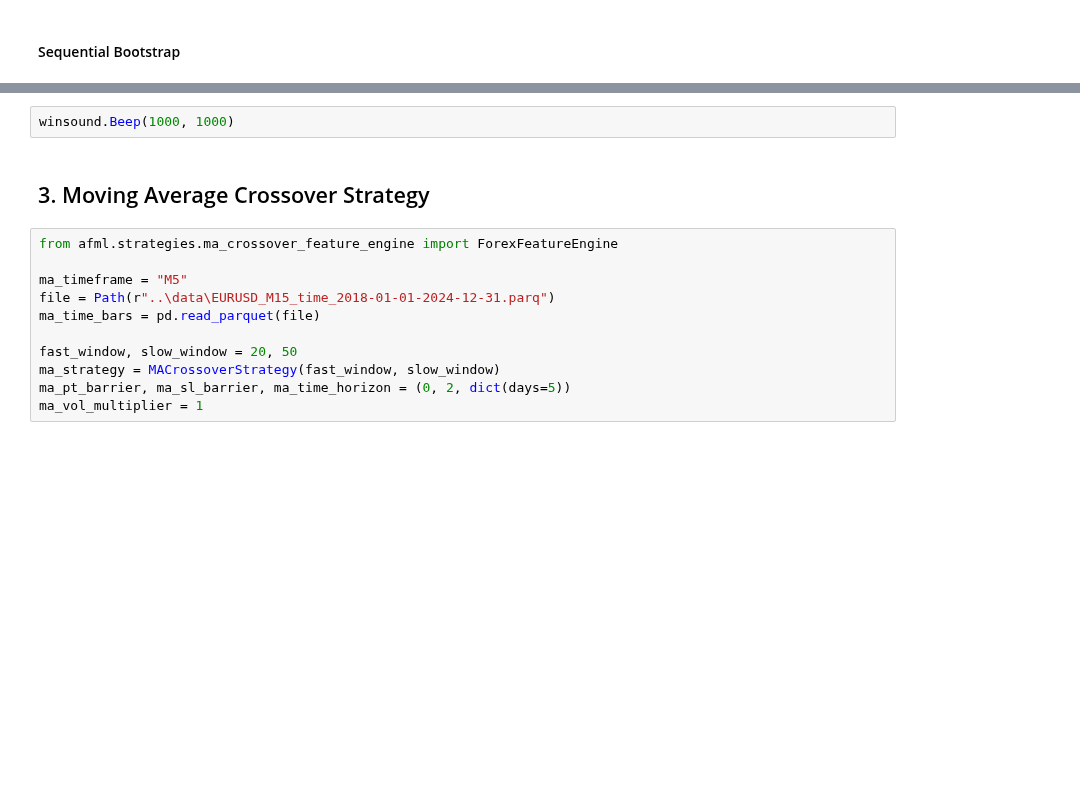
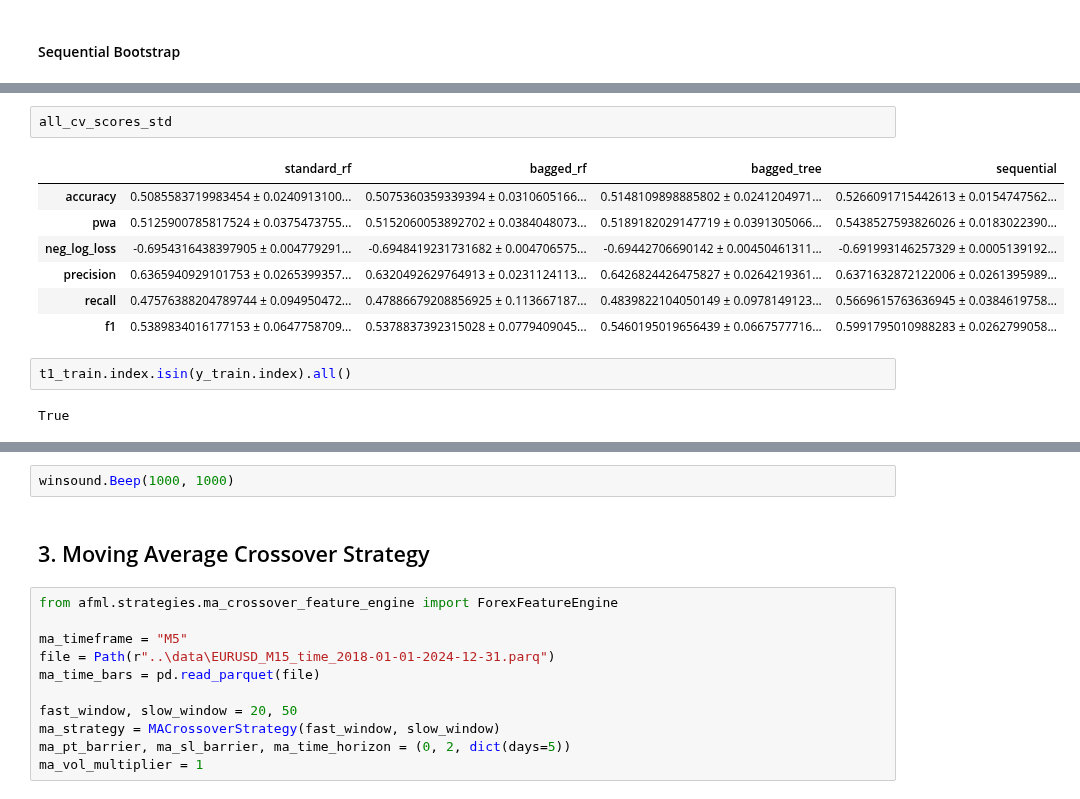
Before and after one commit to pnjoroge54/Machine-Learning-Blueprint, a Jupyter notebook: notebooks/Part_4-Sample Weights.ipynb, the cells around one changed output, grey strips where cells are left out. Cells and saved outputs as stored; diff of their text form; blank space fills up the shorter version.

```diff
--- a/notebooks/Part_4-Sample Weights.ipynb
+++ b/notebooks/Part_4-Sample Weights.ipynb
@@ -640,0 +904,14 @@ value_counts_data(cont_train.bin)
+# %%
+all_cv_scores_std
+# %% [output]
+|  | standard_rf | bagged_rf | bagged_tree | sequential |
+| accuracy | 0.5085583719983454 ± 0.0240913100... | 0.5075360359339394 ± 0.0310605166... | 0.5148109898885802 ± 0.0241204971... | 0.5266091715442613 ± 0.0154747562... |
+| pwa | 0.5125900785817524 ± 0.0375473755... | 0.5152060053892702 ± 0.0384048073... | 0.5189182029147719 ± 0.0391305066... | 0.5438527593826026 ± 0.0183022390... |
+| neg_log_loss | -0.6954316438397905 ± 0.004779291... | -0.6948419231731682 ± 0.004706575... | -0.69442706690142 ± 0.00450461311... | -0.691993146257329 ± 0.0005139192... |
+| precision | 0.6365940929101753 ± 0.0265399357... | 0.6320492629764913 ± 0.0231124113... | 0.6426824426475827 ± 0.0264219361... | 0.6371632872122006 ± 0.0261395989... |
+| recall | 0.47576388204789744 ± 0.094950472... | 0.47886679208856925 ± 0.113667187... | 0.4839822104050149 ± 0.0978149123... | 0.5669615763636945 ± 0.0384619758... |
+| f1 | 0.5389834016177153 ± 0.0647758709... | 0.5378837392315028 ± 0.0779409045... | 0.5460195019656439 ± 0.0667577716... | 0.5991795010988283 ± 0.0262799058... |
+# %%
+t1_train.index.isin(y_train.index).all()
+# %% [output]
+True
```
Also changed, not shown: parts of 42 cells of this notebook.
